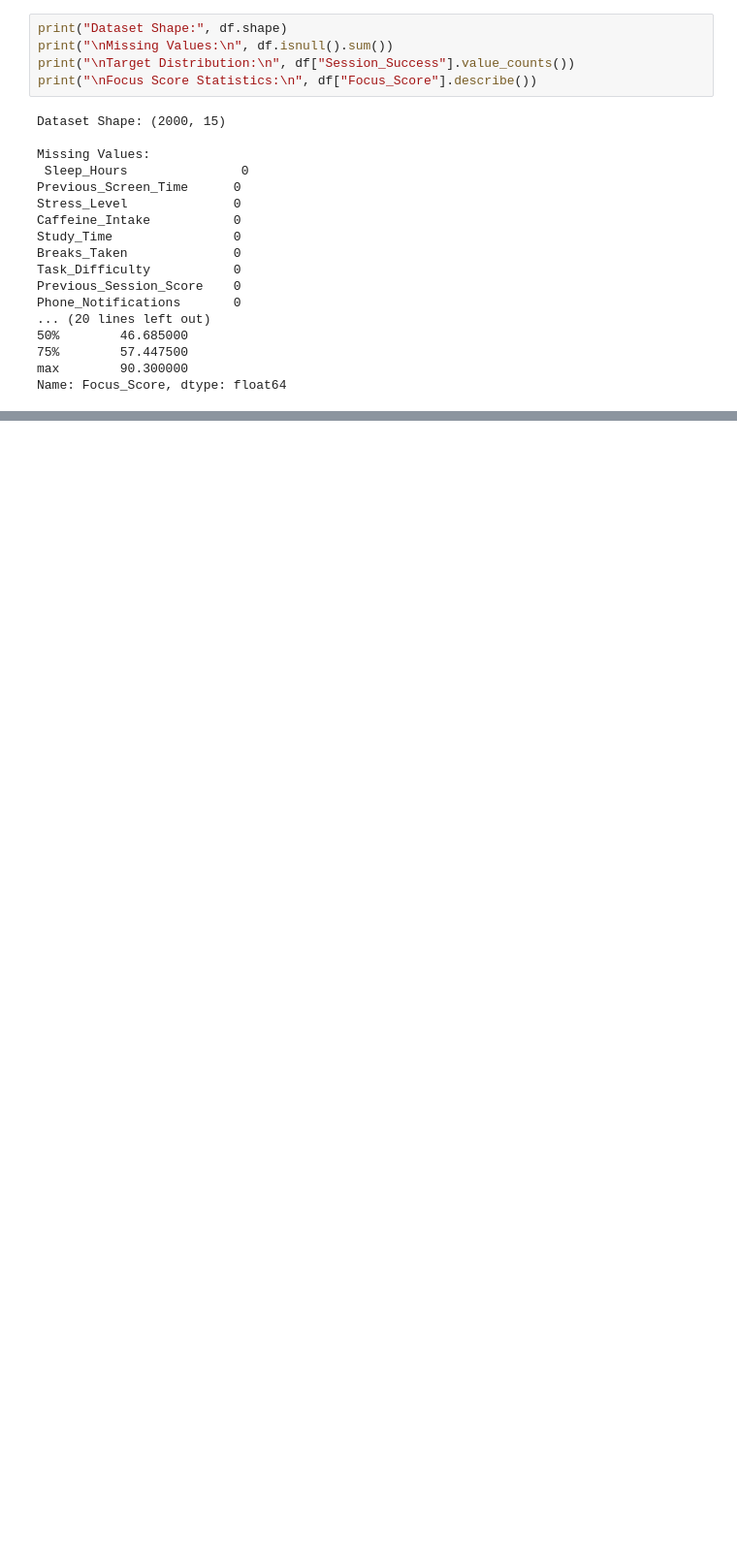
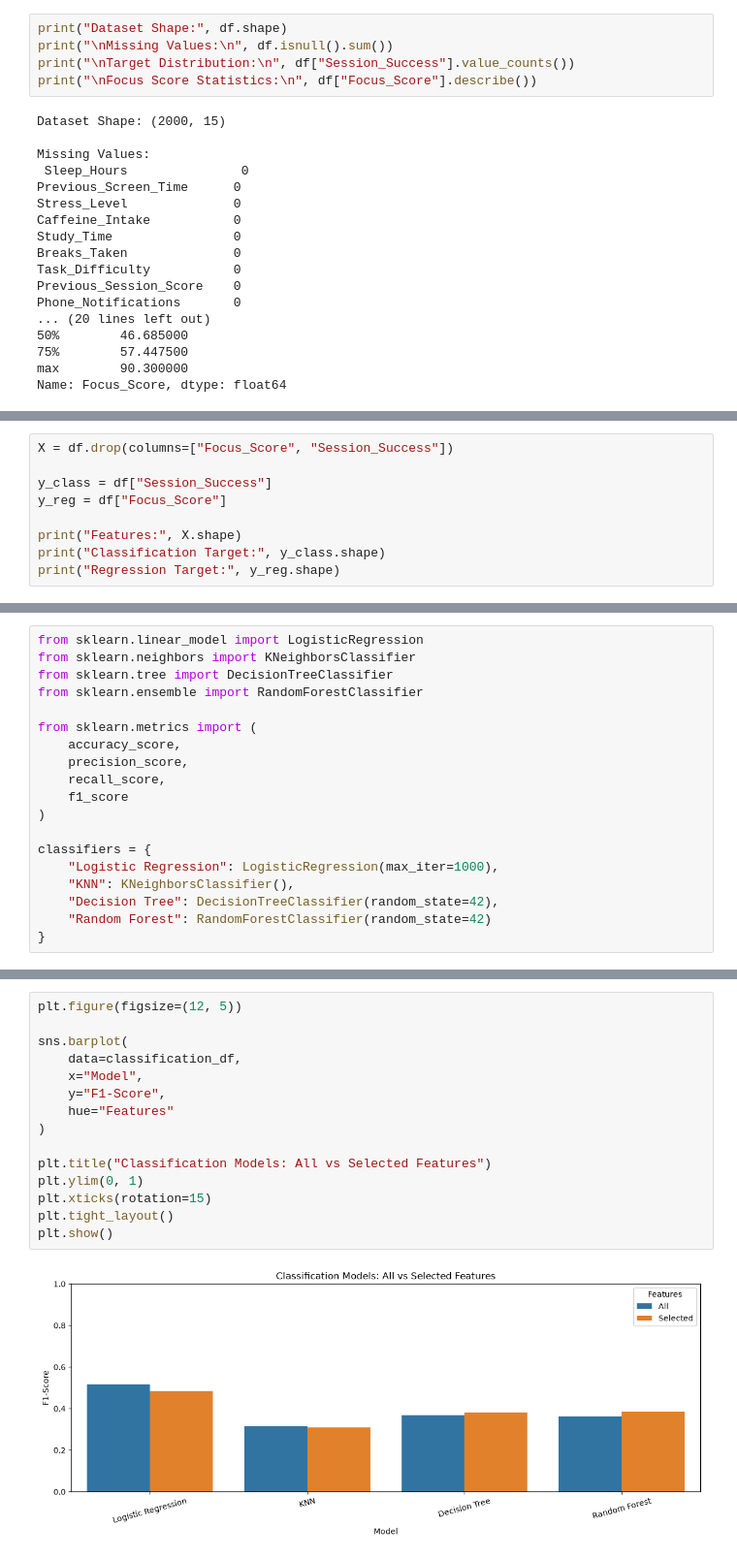
Before and after one commit to OmarGhamry/HCIA_FocusDNA_ML, a Jupyter notebook: Notebooks/FocusDNA.ipynb, the cells around one changed output, grey strips where cells are left out. Shown at 97% size. Cells and saved outputs as stored; diff of their text form; blank space fills up the shorter version.

```diff
--- a/Notebooks/FocusDNA.ipynb
+++ b/Notebooks/FocusDNA.ipynb
@@ -148,0 +239,9 @@ Name: Focus_Score, dtype: float64
+# %%
+X = df.drop(columns=["Focus_Score", "Session_Success"])
+
+y_class = df["Session_Success"]
+y_reg = df["Focus_Score"]
+
+print("Features:", X.shape)
+print("Classification Target:", y_class.shape)
+print("Regression Target:", y_reg.shape)
@@ -148,0 +349,19 @@ Name: Focus_Score, dtype: float64
+# %%
+from sklearn.linear_model import LogisticRegression
+from sklearn.neighbors import KNeighborsClassifier
+from sklearn.tree import DecisionTreeClassifier
+from sklearn.ensemble import RandomForestClassifier
+
+from sklearn.metrics import (
+    accuracy_score,
+    precision_score,
+    recall_score,
+    f1_score
+)
+
+classifiers = {
+    "Logistic Regression": LogisticRegression(max_iter=1000),
+    "KNN": KNeighborsClassifier(),
+    "Decision Tree": DecisionTreeClassifier(random_state=42),
+    "Random Forest": RandomForestClassifier(random_state=42)
+}
@@ -148,0 +415,17 @@ Name: Focus_Score, dtype: float64
+# %%
+plt.figure(figsize=(12, 5))
+
+sns.barplot(
+    data=classification_df,
+    x="Model",
+    y="F1-Score",
+    hue="Features"
+)
+
+plt.title("Classification Models: All vs Selected Features")
+plt.ylim(0, 1)
+plt.xticks(rotation=15)
+plt.tight_layout()
+plt.show()
+# %% [output]
+[figure, added]
```
Also changed, not shown: parts of 27 cells of this notebook, 8 other files.
